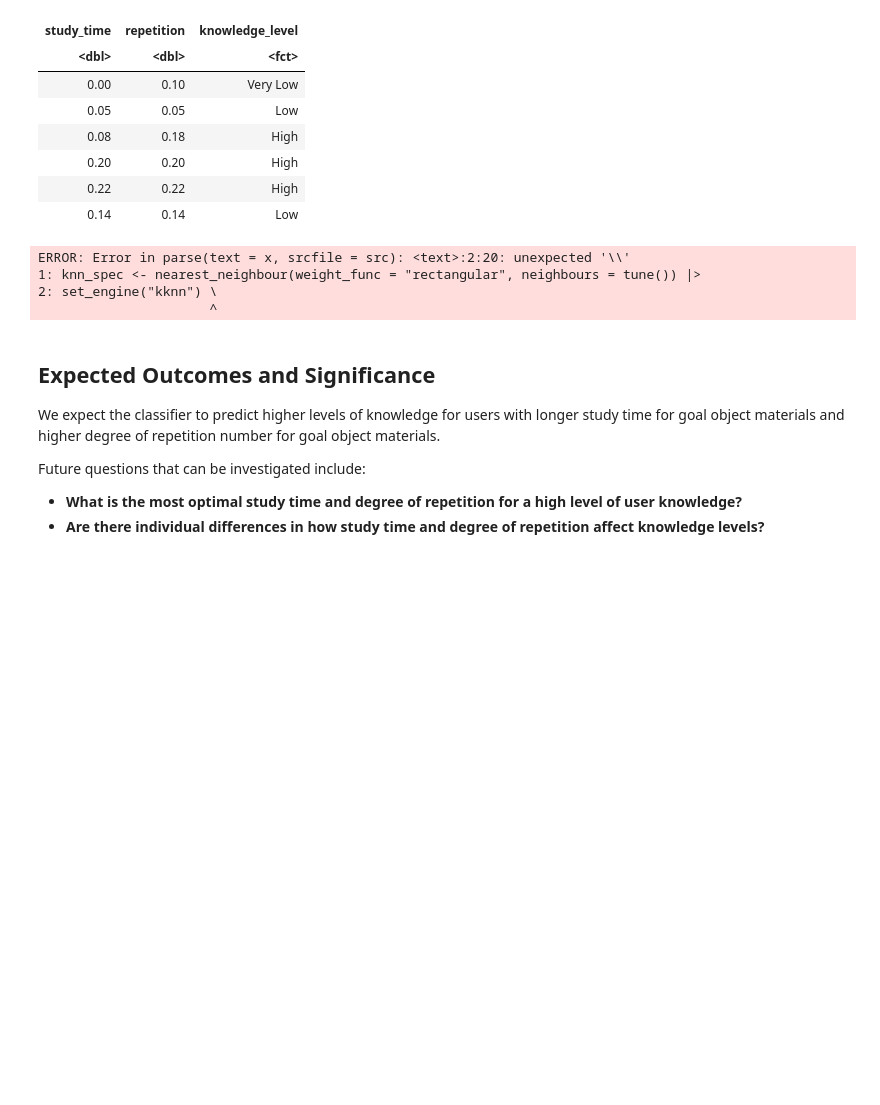
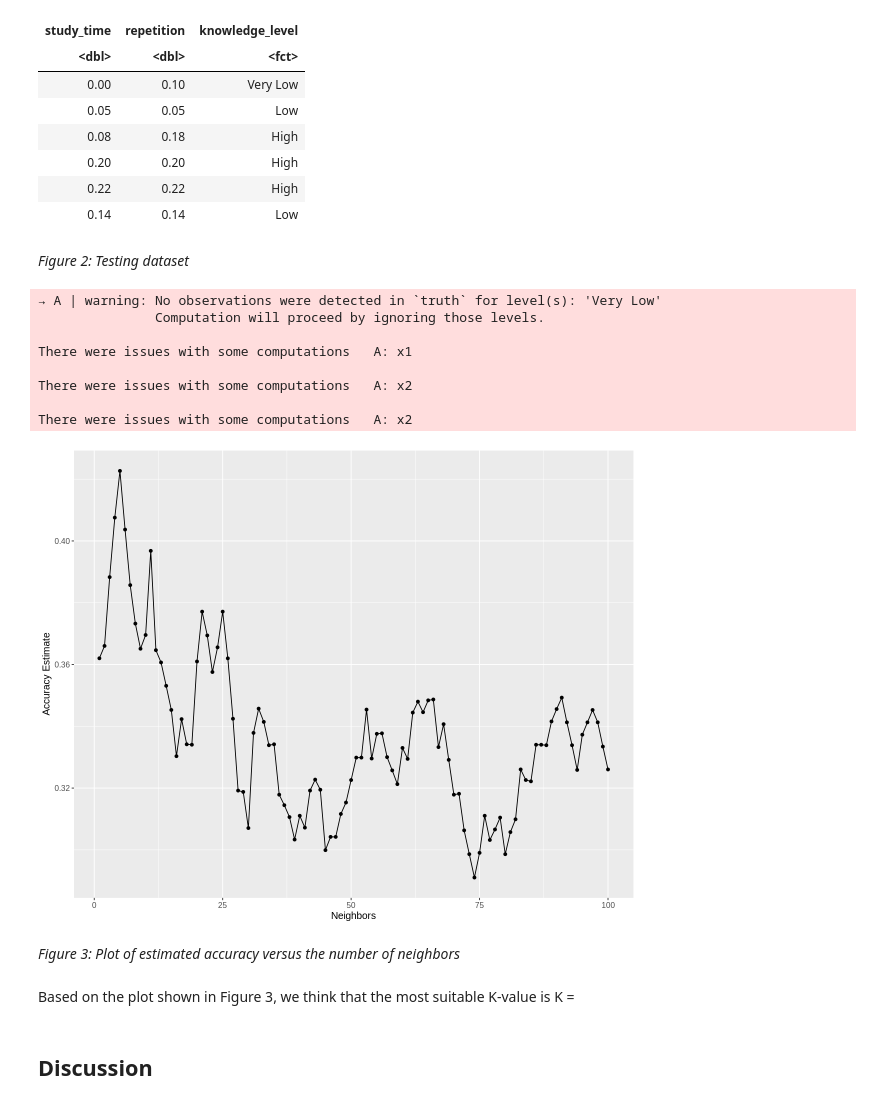
Before and after one commit to lojnys/dsci100_group_18, a Jupyter notebook: group_proposal.ipynb, the cells around one changed output. Cells and saved outputs as stored; diff of their text form; code cells hidden in the pictures; blank space fills up the shorter version.

```diff
--- a/group_proposal.ipynb
+++ b/group_proposal.ipynb
@@ -157,34 +159,52 @@ A tibble: 6 × 3
 | 0.20 | 0.20 | High |
 | 0.22 | 0.22 | High |
 | 0.14 | 0.14 | Low |
-# %%
-k_vals <- tibble(neighbours = seq(from = 1, to = 100))
-study_vfold <- vfold_cv(data_wrangled, v = 5, strata = data_wrangled)
-
-
-knn_spec <- nearest_neighbour(weight_func = "rectangular", neighbours = tune()) |>
-set_engine("kknn") |>
-set_mode("classification")
-
-study_recipe <- recipe(knowledge_level ~ study_time + repetition, data = data_wrangled) |>
-step_scale(all_predictors()) |>
-step_center(all_predictors())
-
-study_fit <- workflow() |>
-add_recipe(study_recipe) |>
-add_model(knn_spec) |>
-fit(data = data_wrangled)
-# %% [output]
-ERROR: Error in parse(text = x, srcfile = src): <text>:2:20: unexpected '\\'
-1: knn_spec <- nearest_neighbour(weight_func = "rectangular", neighbours = tune()) |>
-2: set_engine("kknn") \
-                      ^
+# %% [markdown]
+*Figure 2: Testing dataset*
+# %%
+k_val <- tibble(neighbors = seq(from=1, to=100))
+
+study_recipe <- recipe(knowledge_level ~ study_time + repetition, data = data_wrangled) |>
+step_scale(all_predictors()) |>
+step_center(all_predictors())
+
+knn_spec <- nearest_neighbor(weight_func = "rectangular", neighbors = tune()) |>
+set_engine("kknn") |>
+set_mode("classification")
+
+study_vfold_10 <- vfold_cv(data_wrangled, v=10, strata=knowledge_level)
+
+knn_results <- workflow() |>
+add_recipe(study_recipe) |>
+add_model(knn_spec) |>
+tune_grid(resamples=study_vfold_10, grid=k_val) |>
+collect_metrics()
+
+accuracies <- knn_results |>
+filter(.metric=="accuracy")
+
+options(repr.plot.width=10, repr.plot.height=8)
+
+accuracy_vs_k_plot <- ggplot(accuracies, aes(x=neighbors, y=mean)) +
+geom_point() +
+geom_line() +
+labs(x="Neighbors", y="Accuracy Estimate")+
+theme(text=element_text(size=12))
+
+accuracy_vs_k_plot
+# %% [output]
+→ A | warning: No observations were detected in `truth` for level(s): 'Very Low'
+               Computation will proceed by ignoring those levels.
+
+There were issues with some computations   A: x1
+
+There were issues with some computations   A: x2
+
+There were issues with some computations   A: x2
+[figure, added]
+# %% [markdown]
+*Figure 3: Plot of estimated accuracy versus the number of neighbors*
+# %% [markdown]
+Based on the plot shown in Figure 3, we think that the most suitable K-value is K =
 # %% [markdown]
-## Expected Outcomes and Significance
-
-We expect the classifier to predict higher levels of knowledge for users with longer study time for goal object materials and higher degree of repetition number for goal object materials.
-
-Future questions that can be investigated include:
-
-* **What is the most optimal study time and degree of repetition for a high level of user knowledge?**
-* **Are there individual differences in how study time and degree of repetition affect knowledge levels?**
+## Discussion
```
Also changed, not shown: parts of 19 cells of this notebook.
